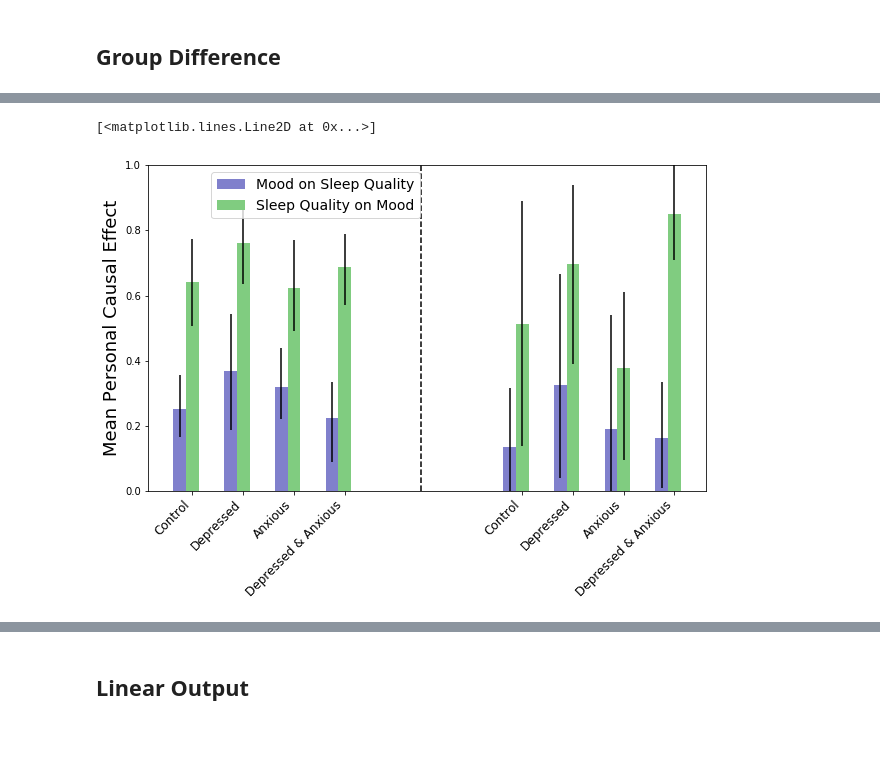
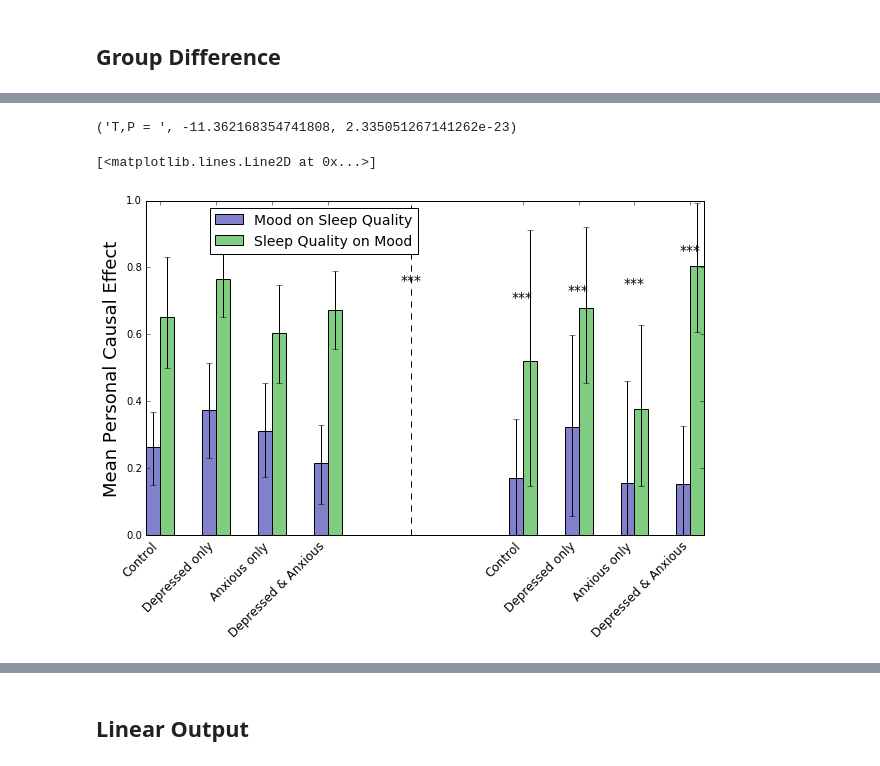
Before and after one commit to striantafillou/causality, a Jupyter notebook: run_psm_lags_groups.ipynb, the cells around one changed output, grey strips where cells are left out. Drawn from its saved outputs; the diff is of its cells as text; code cells hidden in the pictures; blank space fills up the shorter version.

Commit message:
psm groups figure

```diff
--- a/run_psm_lags_groups.ipynb
+++ b/run_psm_lags_groups.ipynb
@@ -0,0 +3,30 @@
+# %%
+import pandas as pd
+import numpy as np
+assFile = "../Data/depression2016/depression2016/CS120Data/CS120Clinical/CS120Final_Screener.xlsx"
+xls = pd.ExcelFile(assFile)
+df = xls.parse('Sheet1', skiprows=range(1,83),converters={'ID':str})
+
+# read data
+import pickle
+with open('data.dat','rb') as f:
+    data, subjects = pickle.load(f)
+f.close()
+
+# defining groups based on screening data (week 0)
+groups = ['Depressed & Anxious','Anxious only','Depressed only','Control']
+indg = [np.array([],dtype=int) for i in range(4)]
+for i in range(len(data)):
+    ind, = np.where(subjects[i]==df.ID)
+    #print(df.DEPRESSED_ANXIOUS[ind], np.isnan(df.DEPRESSED_ANXIOUS[ind]))
+    if ind:
+        if ~np.isnan(df.DEPRESSED_ANXIOUS[ind[0]]):
+            indg[0] = np.append(indg[0], i)
+        elif ~np.isnan(df.ANXIOUS[ind[0]]):
+            indg[1] = np.append(indg[1], i)
+        elif ~np.isnan(df.DEPRESSED[ind[0]]):
+            indg[2] = np.append(indg[2], i)
+        elif ~np.isnan(df.CONTROL[ind[0]]):
+            indg[3] = np.append(indg[3], i)
+        else:
+            print('ERROR')
@@ -189,11 +243,14 @@ T,P =  15.7663789606 8.10054082427e-37
 import scipy.stats as sp
 
 t, p = sp.ttest_ind(es_m2s_um_mean[:,0],es_m2s_um_mean[:,1])
+print('T,P = ',t,p)
+# %% [output]
+('T,P = ', -11.362168354741808, 2.335051267141262e-23)
 # %%
 import matplotlib.pyplot as plt
 %matplotlib inline
 
-groups = ['Control', 'Depressed', 'Anxious', 'Depressed & Anxious']
+groups = ['Depressed & Anxious','Anxious only','Depressed only','Control']
 
 plt.figure(figsize=(10,6))
 yerrs = np.array([[np.mean(es_m2s_um_mean[:,3])-np.percentile(es_m2s_um_mean[:,3],2.5),\
@@ -215,37 +272,38 @@ yerrs = np.array([[np.mean(es_m2s_um_mean[:,3])-np.percentile(es_m2s_um_mean[:,3
 plt.bar([-4.75,-3.75,-2.75,-1.75,1.75,2.75,3.75,4.75],np.concatenate([np.mean(es_m2s_um_mean,axis=0),np.mean(es_m2s_mean,axis=0)],\
                                  axis=0).reshape([8,1]),yerr=yerrs, ecolor=(0,0,0),width=.25,color=(.5,.5,.8))
 yerrs = np.array([[np.mean(es_s2m_um_mean[:,3])-np.percentile(es_s2m_um_mean[:,3],2.5),\
                    np.mean(es_s2m_um_mean[:,2])-np.percentile(es_s2m_um_mean[:,2],2.5),\
                    np.mean(es_s2m_um_mean[:,1])-np.percentile(es_s2m_um_mean[:,1],2.5),\
                    np.mean(es_s2m_um_mean[:,0])-np.percentile(es_s2m_um_mean[:,0],2.5),\
                    np.mean(es_s2m_mean[:,3])-np.percentile(es_s2m_mean[:,3],2.5),\
                    np.mean(es_s2m_mean[:,2])-np.percentile(es_s2m_mean[:,2],2.5),\
                    np.mean(es_s2m_mean[:,1])-np.percentile(es_s2m_mean[:,1],2.5),\
                    np.mean(es_s2m_mean[:,0])-np.percentile(es_s2m_mean[:,0],2.5)],\
                   [-np.mean(es_s2m_um_mean[:,3])+np.percentile(es_s2m_um_mean[:,3],97.5),\
                    -np.mean(es_s2m_um_mean[:,2])+np.percentile(es_s2m_um_mean[:,2],97.5),\
                    -np.mean(es_s2m_um_mean[:,1])+np.percentile(es_s2m_um_mean[:,1],97.5),\
                    -np.mean(es_s2m_um_mean[:,0])+np.percentile(es_s2m_um_mean[:,0],97.5),\
                    -np.mean(es_s2m_mean[:,3])+np.percentile(es_s2m_mean[:,3],97.5),\
                    -np.mean(es_s2m_mean[:,2])+np.percentile(es_s2m_mean[:,2],97.5),\
                    -np.mean(es_s2m_mean[:,1])+np.percentile(es_s2m_mean[:,1],97.5),\
                    -np.mean(es_s2m_mean[:,0])+np.percentile(es_s2m_mean[:,0],97.5)]])
 plt.bar([-4.5,-3.5,-2.5,-1.5,2,3,4,5],np.concatenate([np.mean(es_s2m_um_mean,axis=0),np.mean(es_s2m_mean,axis=0)],\
                                  axis=0).reshape([8,1]),yerr=yerrs, ecolor=(0,0,0),width=.25,color=(.5,.8,.5))
 
-# plt.text(-.2, .75, '***', fontsize=14)
-# plt.text(1.8, .70, '***', fontsize=14)
-# plt.text(2.8, .72, '***', fontsize=14)
-# plt.text(3.8, .74, '***', fontsize=14)
-# plt.text(4.8, .84, '***', fontsize=14)
+plt.text(-.2, .75, '***', fontsize=14)
+plt.text(1.8, .70, '***', fontsize=14)
+plt.text(2.8, .72, '***', fontsize=14)
+plt.text(3.8, .74, '***', fontsize=14)
+plt.text(4.8, .84, '***', fontsize=14)
 a = plt.ylim([0,1])
 # plt.xlim([-.5,5.5])
-plt.xticks([-4.5,-3.5,-2.5,-1.5,2,3,4,5],groups*2, rotation=45, fontsize=12, ha='right');
+g = [groups[i] for i in order]
+plt.xticks([-4.5,-3.5,-2.5,-1.5,2,3,4,5], g*2, rotation=45, fontsize=12, ha='right');
 
 plt.ylabel('Mean Personal Causal Effect',fontsize=18)
 # plt.xlabel('lags 0 to T',fontsize=18)
 plt.legend(['Mood on Sleep Quality','Sleep Quality on Mood'],loc='upper right',bbox_to_anchor=(.5, 1), fontsize=14);
 plt.plot([0,0],[a[0],a[1]],'--',color=(0,0,0))
 # %% [output]
 [<matplotlib.lines.Line2D at 0x...>]
-[figure, old version]
+[figure, new version]
```
Also changed, not shown: parts of 9 cells of this notebook, 3 other files.
